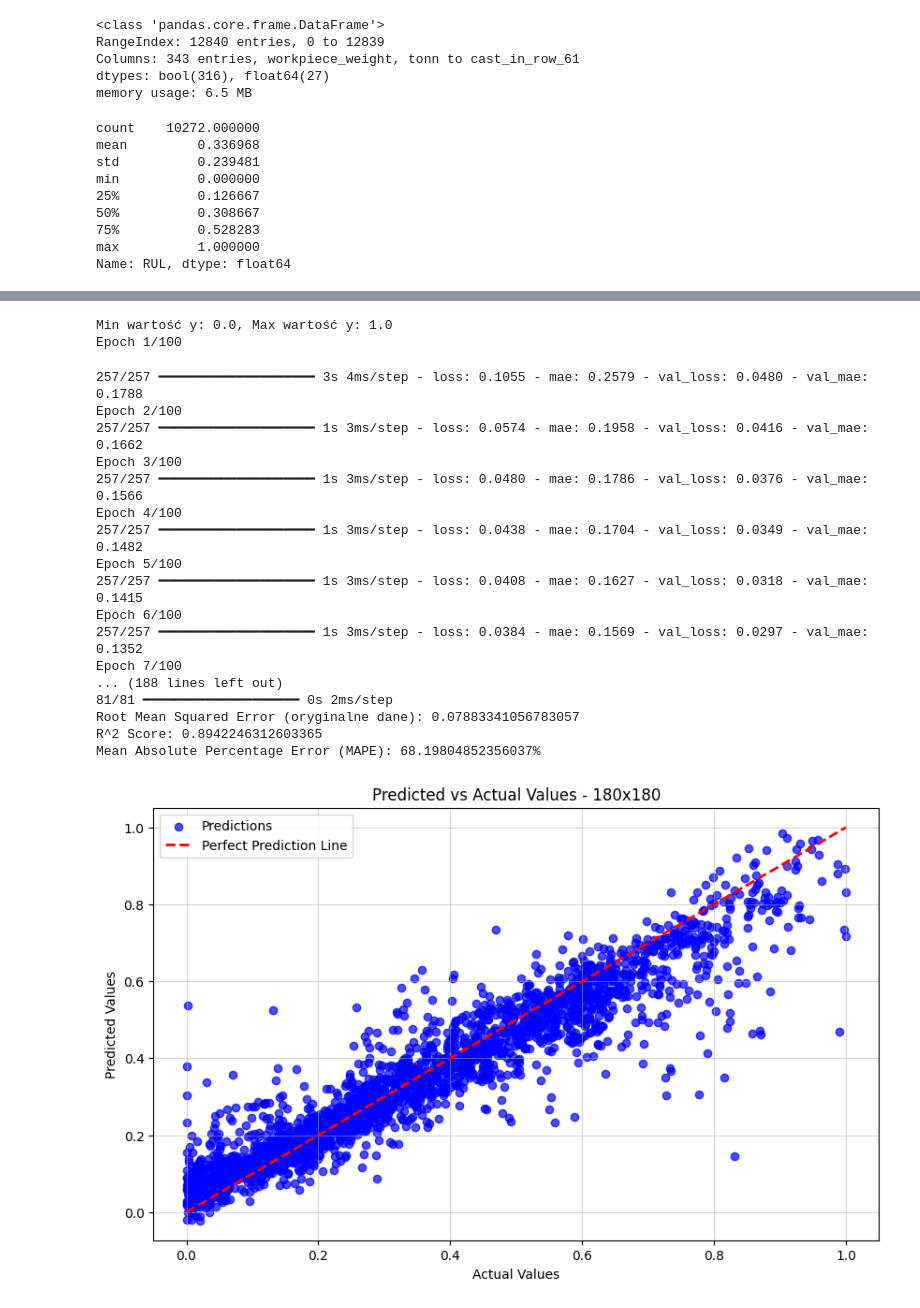
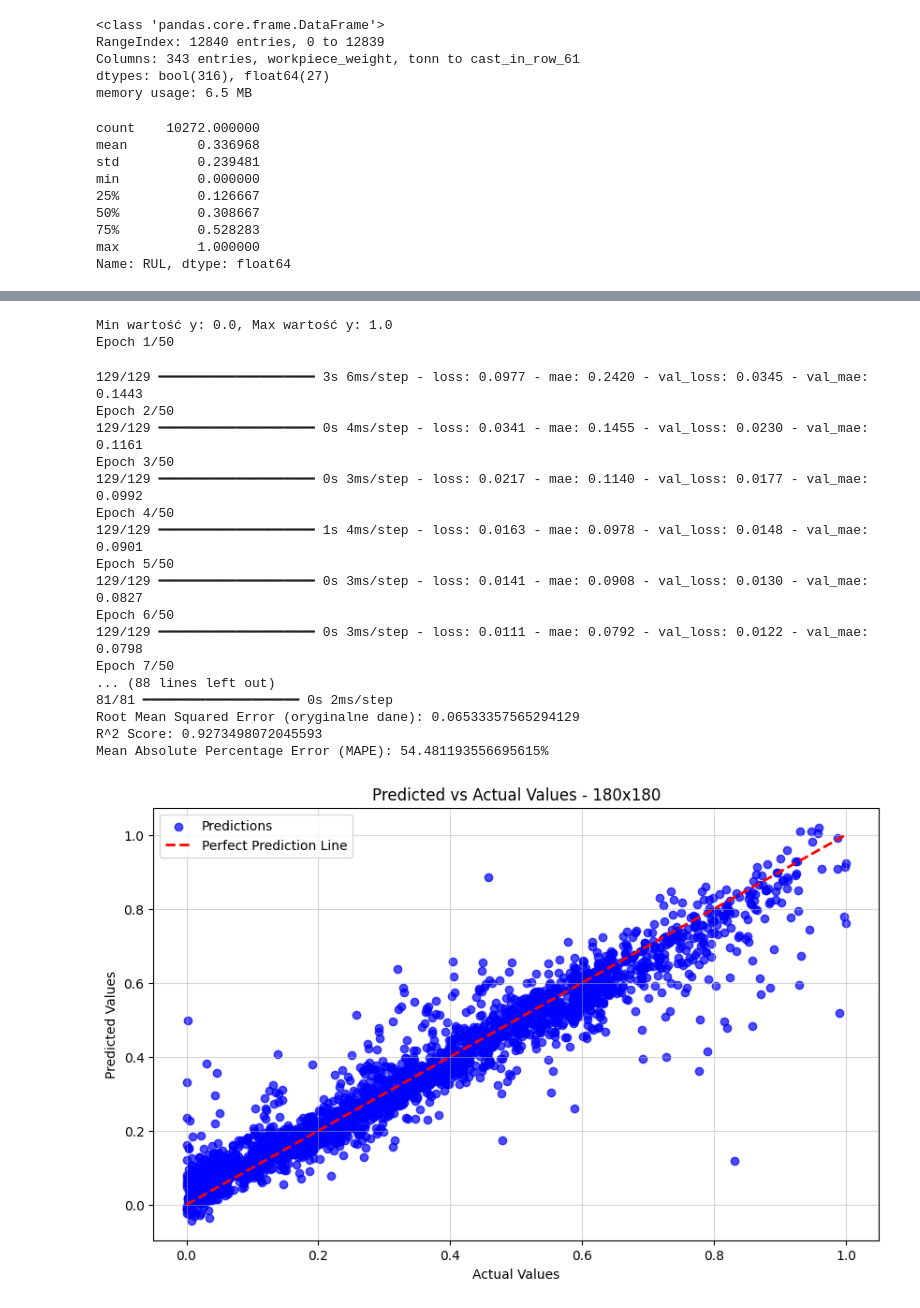
Before and after one commit to marus03/Engineer-s-Thesis, a Jupyter notebook: Untitled.ipynb, the cells around one changed output, grey strips where cells are left out. Saved outputs shown, nothing was run; the diff lists cells and outputs as text; code cells hidden in the pictures.

```diff
--- a/Untitled.ipynb
+++ b/Untitled.ipynb
@@ -1304,16 +1304,12 @@ from sklearn.preprocessing import StandardScaler
 from sklearn.model_selection import train_test_split
 from sklearn.metrics import mean_absolute_error, mean_squared_error, r2_score
 
-def calculate_mape(y_true, y_pred):
-    if len(y_true) != len(y_pred):
-        raise ValueError("The length of y_true and y_pred must be the same.")
+import numpy as np
 
-    abs_percentage_errors = [abs((true - pred) / true) * 100 if true != 0 else 0
-                             for true, pred in zip(y_true, y_pred)]
+def mape_with_clip(y_true, y_pred, epsilon=1e-8):
+    y_true_clipped = np.clip(y_true, epsilon, None)
+    return np.mean(np.abs((y_true - y_pred) / y_true_clipped)) * 100
 
-    mape = sum(abs_percentage_errors) / len(y_true)
-
-    return mape
 
 # Sieć neuronowa
 X = concatenated_180_data.drop(columns=['RUL'])  # Cecha niezależna
@@ -1337,20 +1333,20 @@ print(f"Min wartość y: {y.min()}, Max wartość y: {y.max()}")
 # Budowa modelu MLP
 model = keras.Sequential([
     layers.Dense(172, activation='relu', input_shape=(X_train.shape[1],)),  # neurony w pierwszej warstwie
-    layers.Dropout(0.2),  # Dropout dla zapobiegania nadmiernemu dopasowaniu
+    layers.Dropout(0.1),  # Dropout dla zapobiegania nadmiernemu dopasowaniu
     layers.Dense(86, activation='relu'),  # neurony w drugiej warstwie
-    layers.Dropout(0.2),  # Dropout
+    layers.Dropout(0.1),  # Dropout
     layers.Dense(1, activation='linear')  # Warstwa wyjściowa dla regresji (tutaj dla regresji liniowej)
 ])
 
 
 # Kompilacja modelu
-optimizer = keras.optimizers.Adam(learning_rate=0.0001)  # Domyślne 0.001
+optimizer = keras.optimizers.Adam(learning_rate=0.001)  # Domyślne 0.001
 model.compile(optimizer=optimizer, loss='mse', metrics=['mae'])
 
 
 # Trenowanie modelu
-history = model.fit(X_train, y_train, epochs=100, batch_size=32, validation_split=0.2, verbose=1)
+history = model.fit(X_train, y_train, epochs=50, batch_size=64, validation_split=0.2, verbose=1)
 
 # Ocena modelu na zbiorze testowym
 loss, mae = model.evaluate(X_test, y_test, verbose=0)
@@ -1375,48 +1371,63 @@ print(f"Mean Absolute Percentage Error (MAPE): {mape_original}%")
 
 # Rysowanie wykresu Predykcja vs Rzeczywiste wartości
 plt.figure(figsize=(10, 6))
 
 # Scatter plot
 plt.scatter(y_test, y_pred, alpha=0.7, color='blue', label='Predictions')
 plt.plot([y_test.min(), y_test.max()], [y_test.min(), y_test.max()], color='red', linestyle='--', linewidth=2, label='Perfect Prediction Line')
 
 # Adding labels and title
 plt.title("Predicted vs Actual Values - 180x180")
 plt.xlabel("Actual Values")
 plt.ylabel("Predicted Values")
 plt.legend()
 plt.grid(alpha=0.5)
 
 # Display plot
 plt.show()
+
+plt.scatter(y_test, np.abs(y_test - y_pred))
+plt.title("Wartości rzeczywiste vs błędy bezwzględne")
+plt.xlabel("Wartości rzeczywiste")
+plt.ylabel("Błędy bezwzględne")
+plt.grid()
+plt.show()
+
+epsilon = 1e-8
+errors = np.abs((y_test - y_pred) / np.clip(y_test, epsilon, None)) * 100
+plt.hist(errors, bins=30)
+plt.title("Rozkład błędów MAPE (%)")
+plt.xlabel("Procent błędu")
+plt.ylabel("Liczba próbek")
+plt.show()
 # %% [output]
 count    10272.000000
 mean         0.336968
 std          0.239481
 min          0.000000
 25%          0.126667
 50%          0.308667
 75%          0.528283
 max          1.000000
 Name: RUL, dtype: float64
 [figure]
 Min wartość y: 0.0, Max wartość y: 1.0
-Epoch 1/100
+Epoch 1/50
-257/257 ━━━━━━━━━━━━━━━━━━━━ 3s 4ms/step - loss: 0.1055 - mae: 0.2579 - val_loss: 0.0480 - val_mae: 0.1788
-Epoch 2/100
-257/257 ━━━━━━━━━━━━━━━━━━━━ 1s 3ms/step - loss: 0.0574 - mae: 0.1958 - val_loss: 0.0416 - val_mae: 0.1662
-Epoch 3/100
-257/257 ━━━━━━━━━━━━━━━━━━━━ 1s 3ms/step - loss: 0.0480 - mae: 0.1786 - val_loss: 0.0376 - val_mae: 0.1566
-Epoch 4/100
-257/257 ━━━━━━━━━━━━━━━━━━━━ 1s 3ms/step - loss: 0.0438 - mae: 0.1704 - val_loss: 0.0349 - val_mae: 0.1482
-Epoch 5/100
-257/257 ━━━━━━━━━━━━━━━━━━━━ 1s 3ms/step - loss: 0.0408 - mae: 0.1627 - val_loss: 0.0318 - val_mae: 0.1415
-Epoch 6/100
-257/257 ━━━━━━━━━━━━━━━━━━━━ 1s 3ms/step - loss: 0.0384 - mae: 0.1569 - val_loss: 0.0297 - val_mae: 0.1352
-Epoch 7/100
-... (188 lines left out)
+129/129 ━━━━━━━━━━━━━━━━━━━━ 3s 6ms/step - loss: 0.0977 - mae: 0.2420 - val_loss: 0.0345 - val_mae: 0.1443
+Epoch 2/50
+129/129 ━━━━━━━━━━━━━━━━━━━━ 0s 4ms/step - loss: 0.0341 - mae: 0.1455 - val_loss: 0.0230 - val_mae: 0.1161
+Epoch 3/50
+129/129 ━━━━━━━━━━━━━━━━━━━━ 0s 3ms/step - loss: 0.0217 - mae: 0.1140 - val_loss: 0.0177 - val_mae: 0.0992
+Epoch 4/50
+129/129 ━━━━━━━━━━━━━━━━━━━━ 1s 4ms/step - loss: 0.0163 - mae: 0.0978 - val_loss: 0.0148 - val_mae: 0.0901
+Epoch 5/50
+129/129 ━━━━━━━━━━━━━━━━━━━━ 0s 3ms/step - loss: 0.0141 - mae: 0.0908 - val_loss: 0.0130 - val_mae: 0.0827
+Epoch 6/50
+129/129 ━━━━━━━━━━━━━━━━━━━━ 0s 3ms/step - loss: 0.0111 - mae: 0.0792 - val_loss: 0.0122 - val_mae: 0.0798
+Epoch 7/50
+... (88 lines left out)
 81/81 ━━━━━━━━━━━━━━━━━━━━ 0s 2ms/step
-Root Mean Squared Error (oryginalne dane): 0.07883341056783057
-R^2 Score: 0.8942246312603365
-Mean Absolute Percentage Error (MAPE): 68.19804852356037%
+Root Mean Squared Error (oryginalne dane): 0.06533357565294129
+R^2 Score: 0.9273498072045593
+Mean Absolute Percentage Error (MAPE): 54.481193556695615%
-[figure, old version]
+[figure, new version]
```
Also changed, not shown: parts of 1 cell of this notebook.
